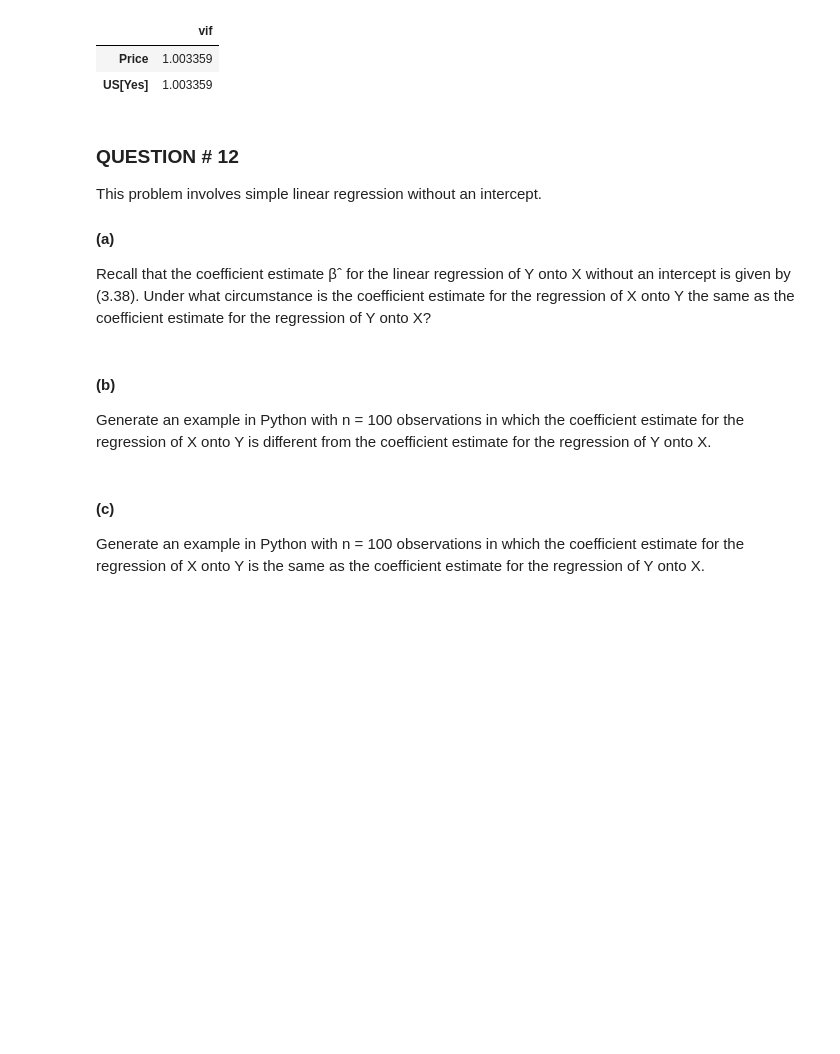
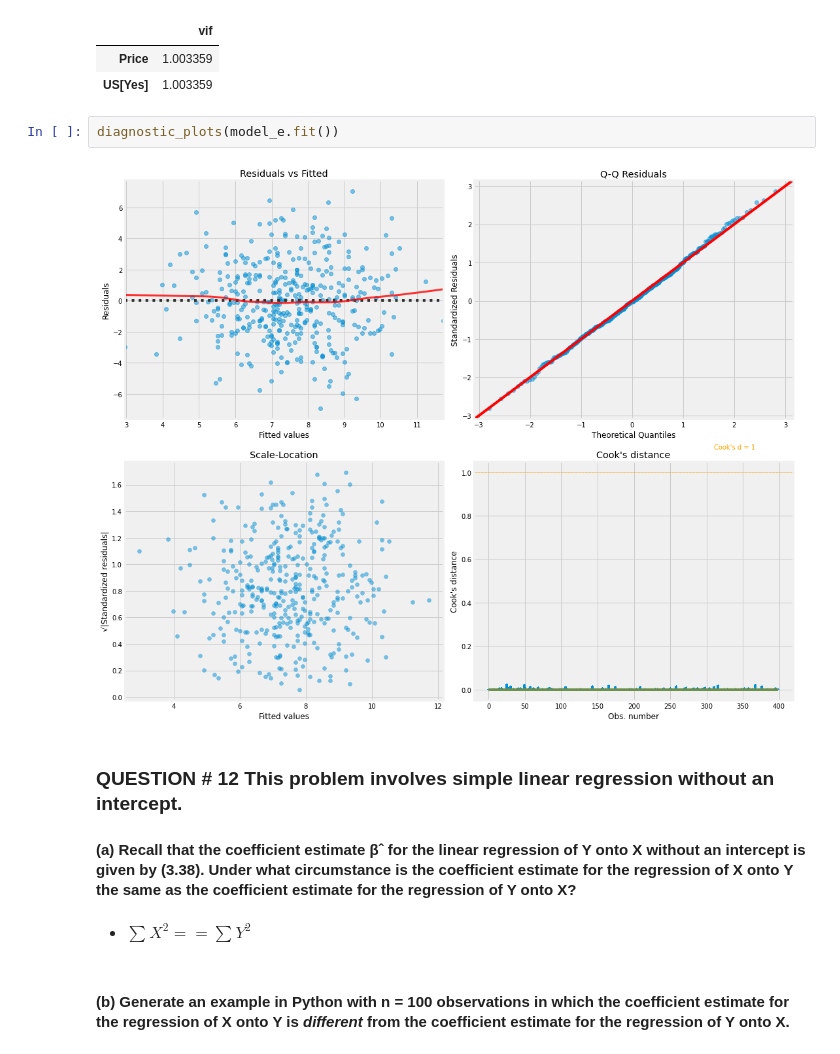
Before and after one commit to danschumac1/pred-mod_assingment2, a Jupyter notebook: Pred-Mod_Assignment2.ipynb, the cells around one changed output. Saved outputs shown, nothing was run; the diff lists cells and outputs as text; blank space fills up the shorter version.

```diff
--- a/Pred-Mod_Assignment2.ipynb
+++ b/Pred-Mod_Assignment2.ipynb
@@ -310,18 +285,17 @@ vif
 |  | vif |
 | Price | 1.003359 |
 | US[Yes] | 1.003359 |
+# %%
+diagnostic_plots(model_e.fit())
+# %% [output]
+[figure, added]
 # %% [markdown]
-### QUESTION # 12
-
-This problem involves simple linear regression without an intercept.
-#### (a)
-Recall that the coefficient estimate βˆ for the linear regression of Y onto X without an intercept is given by (3.38). Under what circumstance is the coefficient estimate for the regression of X onto Y the same as the coefficient estimate for the regression of Y onto X?
+### QUESTION # 12 This problem involves simple linear regression without an intercept.
+#### (a) Recall that the coefficient estimate βˆ for the linear regression of Y onto X without an intercept is given by (3.38). Under what circumstance is the coefficient estimate for the regression of X onto Y the same as the coefficient estimate for the regression of Y onto X?
+# %% [markdown]
+-    $\sum_{}^{} X^2 == \sum_{}^{}Y^2$
 # %% [markdown]
-#### (b)
-Generate an example in Python with n = 100 observations in which the coefficient estimate for the regression of X onto Y is different from the coefficient estimate for the regression of Y onto X.
+#### (b) Generate an example in Python with n = 100 observations in which the coefficient estimate for the regression of X onto Y is ___different___ from the coefficient estimate for the regression of Y onto X.
-# %% [markdown]
-#### (c)
-Generate an example in Python with n = 100 observations in which the coefficient estimate for the regression of X onto Y is the same as the coefficient estimate for the regression of Y onto X.
 # %%
 random.seed(123)
 x = np.random.normal(
```
Also changed, not shown: parts of 39 cells of this notebook, 2 other files.
